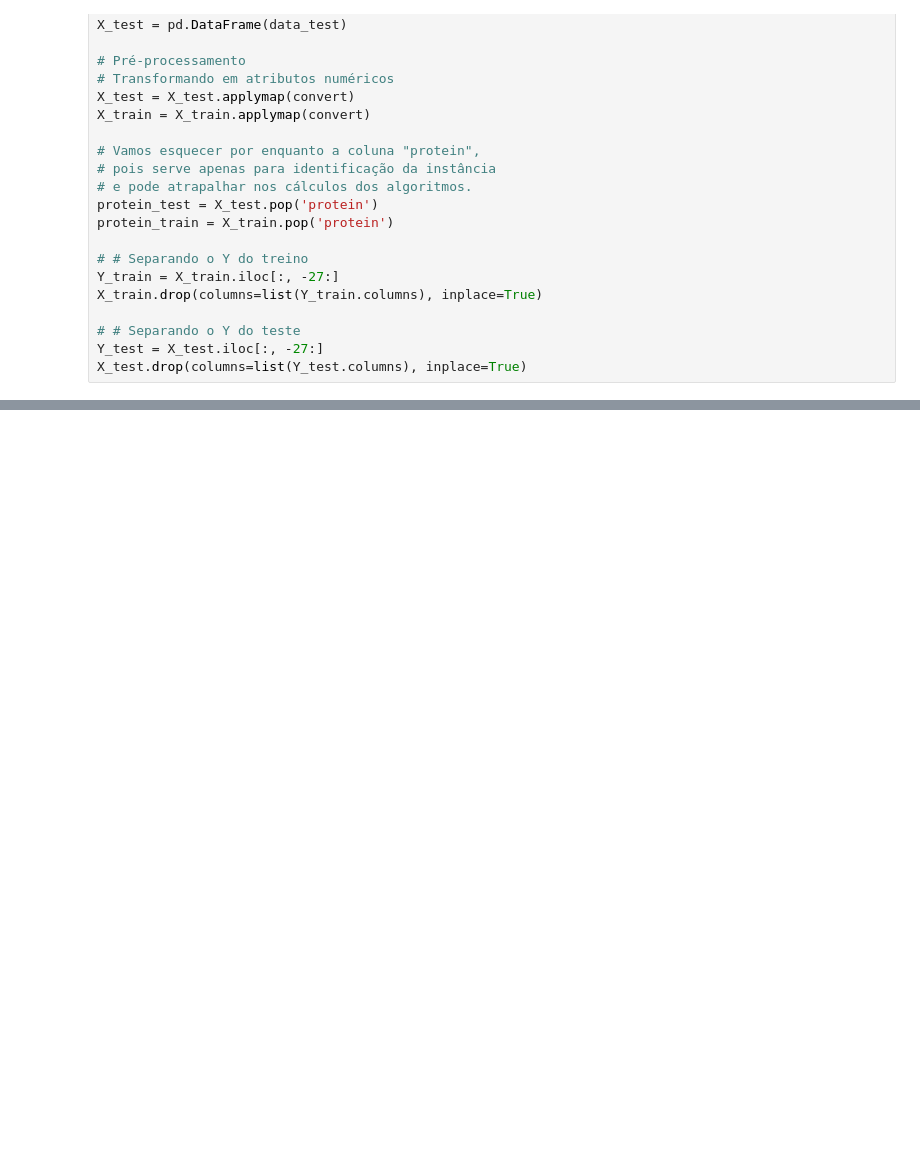
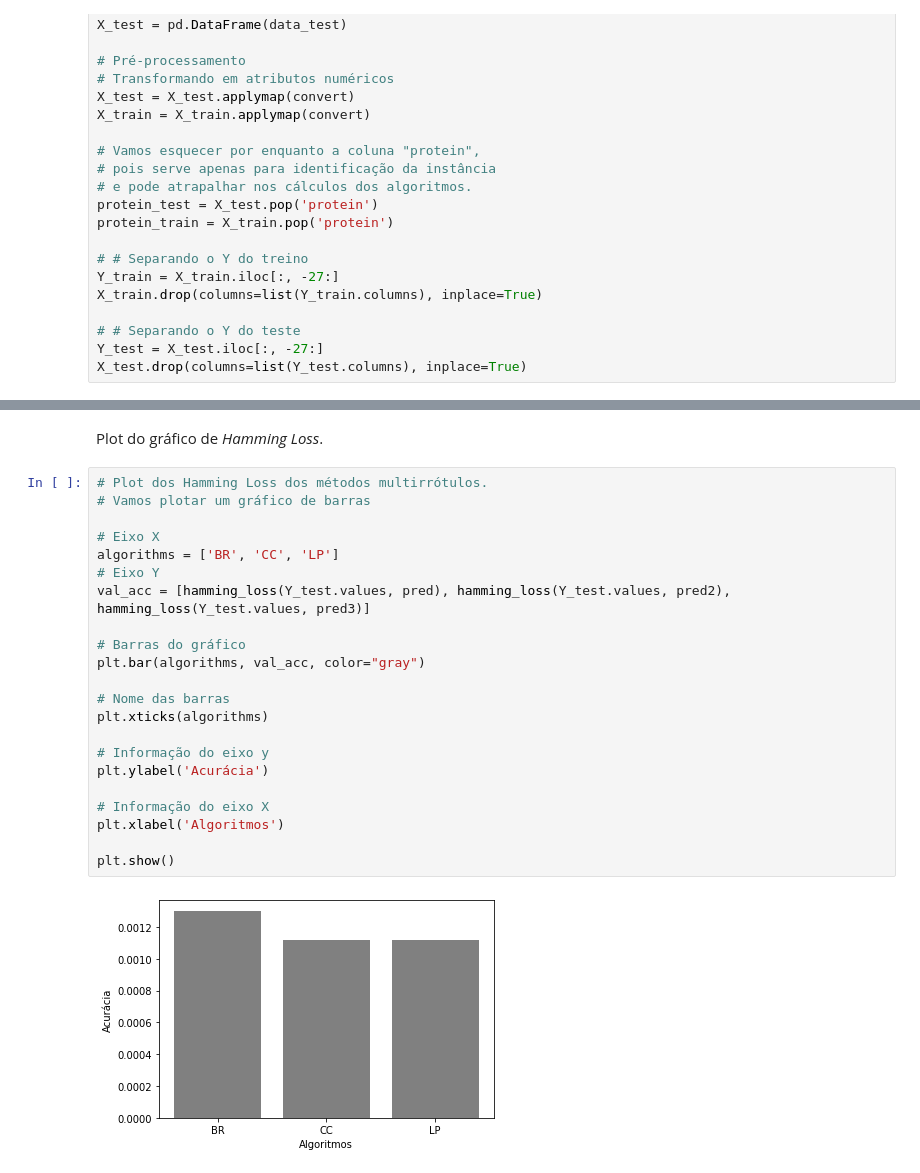
Before and after one commit to matheustmattioli/labelrizator-am2, a Jupyter notebook: genbase.ipynb, the cells around one changed output, grey strips where cells are left out. Cells and saved outputs as stored; diff of their text form; blank space fills up the shorter version.

```diff
--- a/genbase.ipynb
+++ b/genbase.ipynb
@@ -244,0 +455,26 @@ hamming_loss(Y_test, pred3)
+# %% [markdown]
+Plot do gráfico de *Hamming Loss*.
+# %%
+# Plot dos Hamming Loss dos métodos multirrótulos.
+# Vamos plotar um gráfico de barras
+
+# Eixo X
+algorithms = ['BR', 'CC', 'LP']
+# Eixo Y
+val_acc = [hamming_loss(Y_test.values, pred), hamming_loss(Y_test.values, pred2), hamming_loss(Y_test.values, pred3)]
+
+# Barras do gráfico
+plt.bar(algorithms, val_acc, color="gray")
+
+# Nome das barras
+plt.xticks(algorithms)
+
+# Informação do eixo y
+plt.ylabel('Acurácia')
+
+# Informação do eixo X
+plt.xlabel('Algoritmos')
+
+plt.show()
+# %% [output]
+[figure, added]
```
Also changed, not shown: parts of 37 cells of this notebook, 1 other file.
